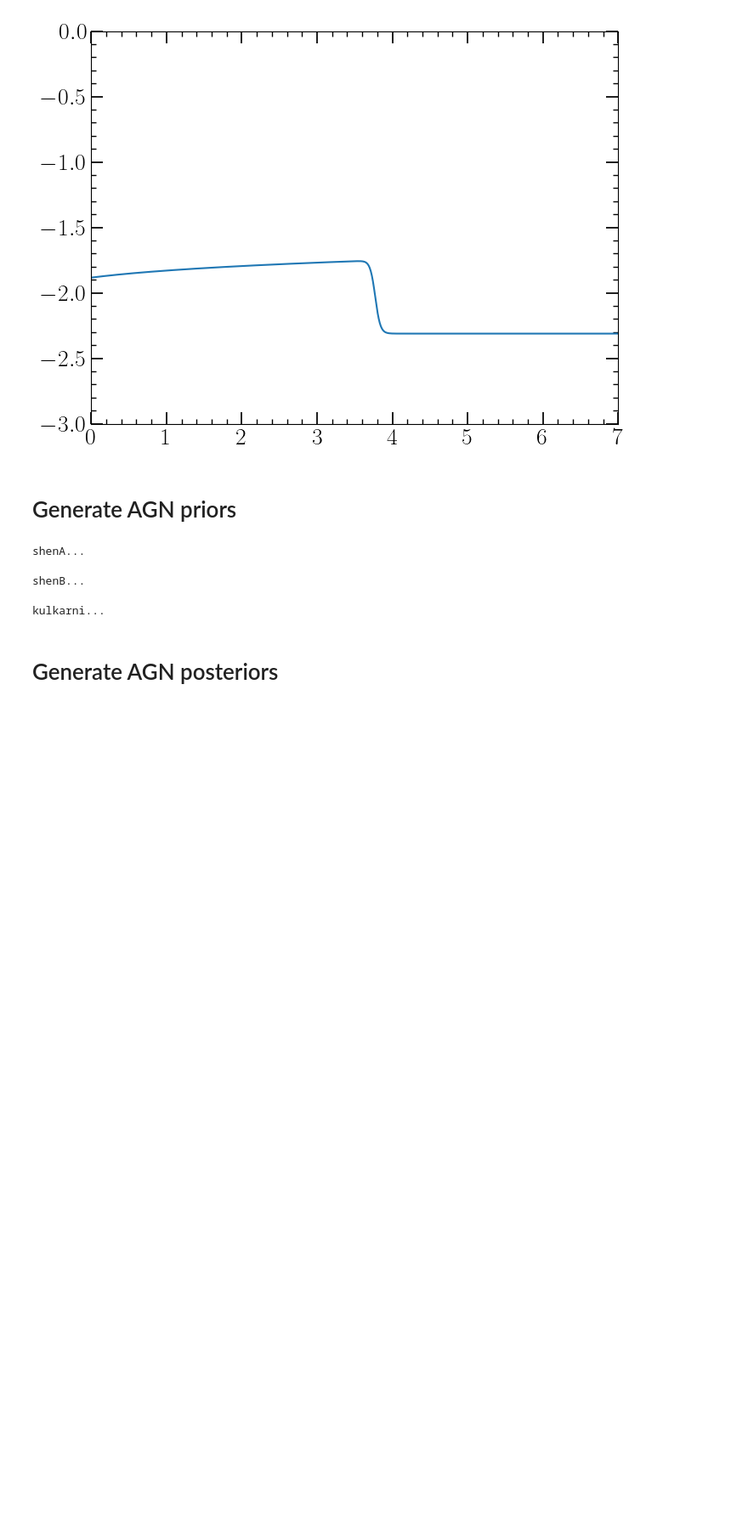
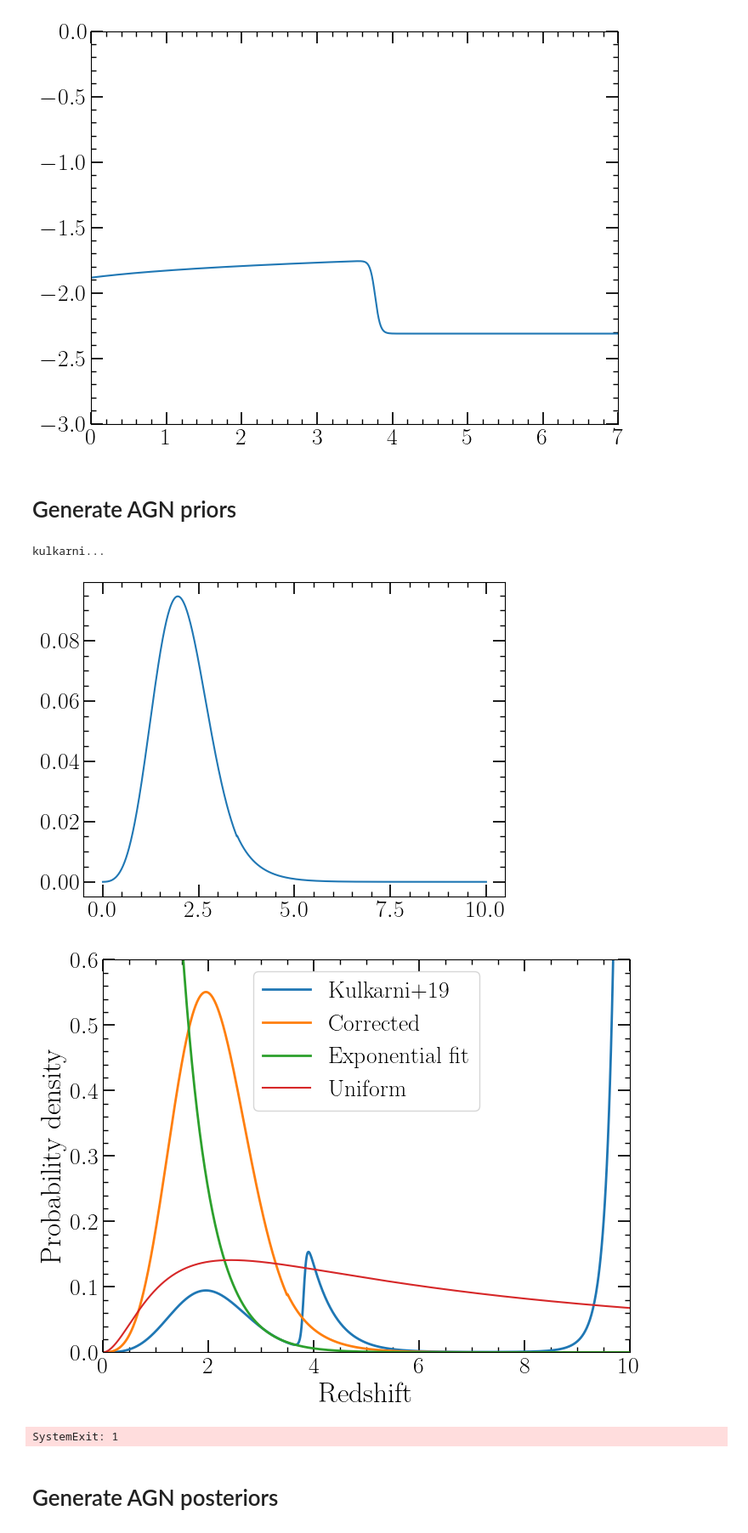
Before and after one commit to LucasPouw/darksirenpop, a Jupyter notebook: qlfs.ipynb, the cells around one changed output. Shown at 85% size. Cells and saved outputs as stored; diff of their text form; code cells hidden in the pictures; blank space fills up the shorter version.

```diff
--- a/qlfs.ipynb
+++ b/qlfs.ipynb
@@ -388,7 +391,7 @@ zmax = 10
 redshift_bin_edges = np.linspace(zmin, zmax, 1024+2)
 redshift_bin_centers = (redshift_bin_edges + np.roll(redshift_bin_edges, shift=1))[1:] / 2
 
-for QLF in ['shenA', 'shenB', 'kulkarni']:
+for QLF in ['kulkarni', 'shenA', 'shenB']:
     print(f'{QLF}...')
     for i, L_thresh in enumerate(L_threshes):
 
@@ -403,37 +406,54 @@ for QLF in ['shenA', 'shenB', 'kulkarni']:
             lum_integrate_axis = np.linspace(log10_L_thresh_solmass, 100, int(1024)+1)
             n_of_z = lambda z: romb(10**log10_QLF_shen(lum_integrate_axis[:,np.newaxis], z=z[np.newaxis,:], model='B'), dx=np.diff(lum_integrate_axis)[0], axis=0)
 
         elif QLF == 'kulkarni':
             magthresh = L2M(L_thresh)
             mag_integrate_axis = np.linspace(-100, magthresh, int(1024)+1)
             n_of_z = lambda z: romb(10**log10_QLF_kulkarni(mag_integrate_axis[:,np.newaxis], z=z[np.newaxis,:]), dx=np.diff(mag_integrate_axis)[0], axis=0)
 
         else:
             sys.exit(f'Do not recognize QLF: {QLF}')
 
         numdenses = n_of_z(redshift_bin_edges).flatten()
 
         # Step 2: Get redshift distribution by integrating QLF in redshift bins
         n_agn_in_zbin = np.zeros_like(redshift_bin_centers)
         for j, redshift_bin_center in tqdm( enumerate(redshift_bin_centers) ):
             zlow, zhigh = redshift_bin_edges[j], redshift_bin_edges[j+1]
             z_integrate_ax = np.linspace(zlow, zhigh, 128+1)
 
             numdens_in_bin = n_of_z(z_integrate_ax)
             n_agn_in_zbin[j] = 4 * np.pi * romb(numdens_in_bin * COSMO.differential_comoving_volume(z_integrate_ax).value, dx=np.diff(z_integrate_ax)[0])
 
         # Step 3: Get redshift PDFs by normalizing
         if QLF == 'kulkarni':
             agn_redshift_pdf_wpeak = n_agn_in_zbin / romb(n_agn_in_zbin, dx=np.diff(redshift_bin_centers)[0])
-            agn_redshift_pdf, _ = remove_peak(agn_redshift_pdf_wpeak, redshift_bin_centers)
+            agn_redshift_pdf, param = remove_peak(agn_redshift_pdf_wpeak, redshift_bin_centers)
+
+            plt.figure(figsize=(8,6))
+            plt.plot(redshift_bin_centers, agn_redshift_pdf_wpeak, label='Kulkarni+19', linewidth=2)
+            plt.plot(redshift_bin_centers, agn_redshift_pdf, label='Corrected', linewidth=2)
+            plt.plot(redshift_bin_centers, exponential(redshift_bin_centers, *param), label='Exponential fit', linewidth=2)
+            plt.plot(redshift_bin_centers, uniform_comoving_prior(redshift_bin_centers) / romb(uniform_comoving_prior(redshift_bin_centers), dx=np.diff(redshift_bin_centers)[0]), label='Uniform')
+            plt.xlim(0, 10)
+            plt.ylim(0, 0.6)
+            plt.xlabel('Redshift')
+            plt.ylabel('Probability density')
+            plt.legend()
+            # plt.grid()
+            # plt.savefig('p26plots/kulkarni44p5_corrected.pdf', bbox_inches='tight')
+            plt.show()
+            sys.exit(1)
+
         else:
             agn_redshift_pdf = n_agn_in_zbin / romb(n_agn_in_zbin, dx=np.diff(redshift_bin_centers)[0])
 
         # np.save(f'{AGN_DIST_DIR}/agn_redshift_pdf_{L_thresh}_{QLF}', np.array([redshift_bin_centers, agn_redshift_pdf]))
 # %% [output]
-shenA...
+kulkarni...
+[figure, added]
+[figure, added]
-shenB...
+SystemExit: 1
-kulkarni...
 # %% [markdown]
 # Generate AGN posteriors
 # %%
```
Also changed, not shown: parts of 6 cells of this notebook, 5 other files.
